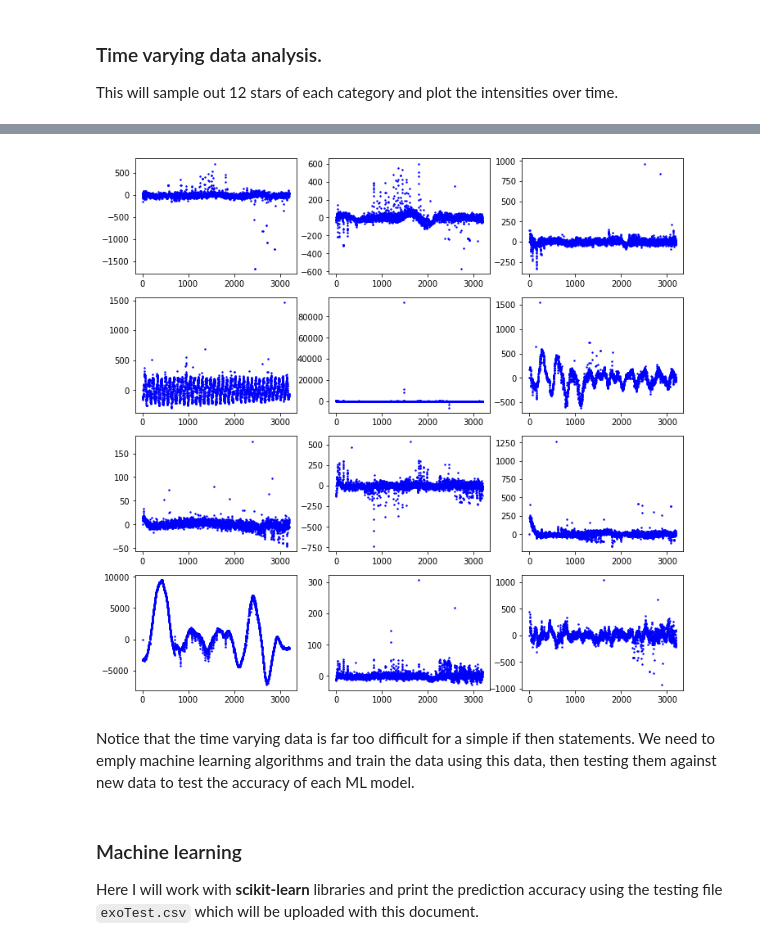
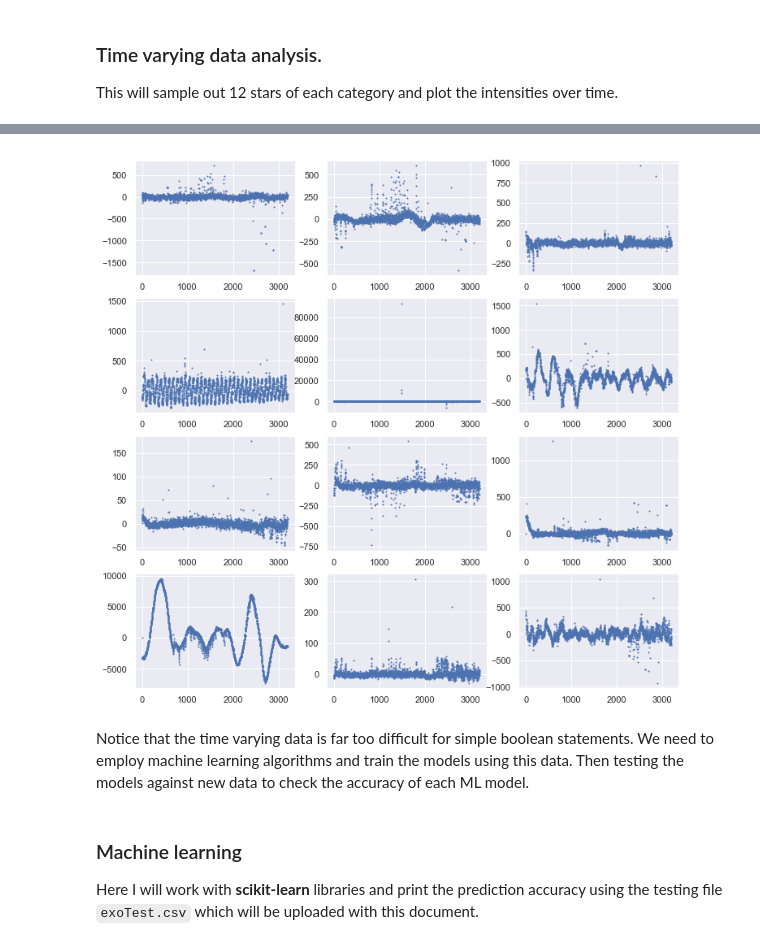
Before and after one commit to techshot25/KeplerData, a Jupyter notebook: exoPlanets.ipynb, the cells around one changed output, grey strips where cells are left out. Drawn from its saved outputs; the diff is of its cells as text; code cells hidden in the pictures.

```diff
--- a/exoPlanets.ipynb
+++ b/exoPlanets.ipynb
@@ -138,5 +114,5 @@ fig = plt.figure(figsize=(12,40))
 t = np.array(range(3198))
 for i in range(12):
     ax = fig.add_subplot(13,3,i+1)
-    ax.scatter(t,df[labels==2].iloc[i,:], s = 2, c = 'r')
+    ax.scatter(t,df[y==2].iloc[i,:], s = 1, c = 'r')
 # %% [output]
@@ -144,13 +120,13 @@ for i in range(12):
 # %%
 fig = plt.figure(figsize=(12,40))
 t = np.array(range(3198))
 for i in range(12):
     ax = fig.add_subplot(13,3,i+1)
-    ax.scatter(t,df[labels==1].iloc[i,:], s = 2, c = 'b')
+    ax.scatter(t,df[y==1].iloc[i,:], s = 1, c = 'b')
 # %% [output]
-[figure, old version]
+[figure, new version]
 # %% [markdown]
-Notice that the time varying data is far too difficult for a simple if then statements. We need to emply machine learning algorithms and train the data using this data, then testing them against new data to test the accuracy of each ML model.
+Notice that the time varying data is far too difficult for simple boolean statements. We need to employ machine learning algorithms and train the models using this data. Then testing the models against new data to check the accuracy of each ML model.
 # %% [markdown]
 ### Machine learning
 Here I will work with **scikit-learn** libraries and print the prediction accuracy using the testing file `exoTest.csv` which will be uploaded with this document.
```
Also changed, not shown: parts of 13 cells of this notebook.
